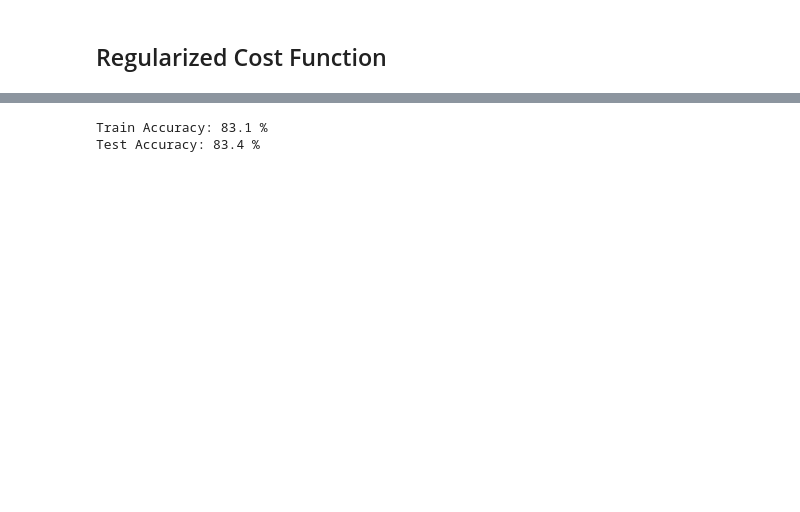
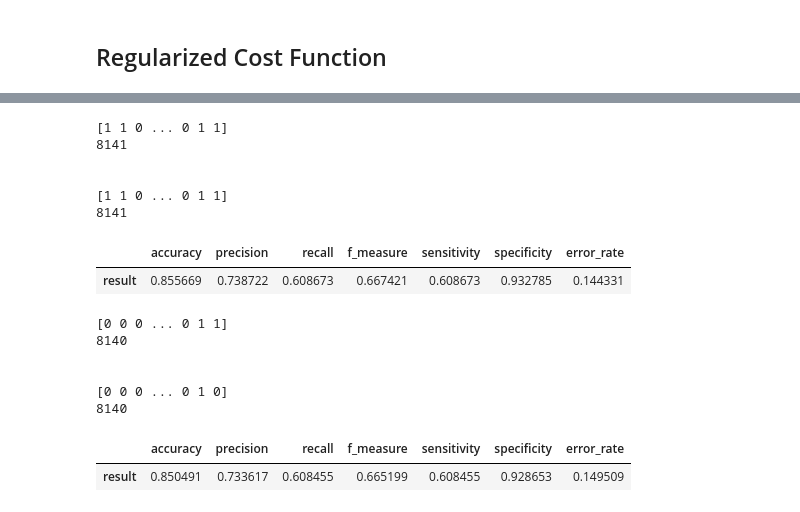
Before and after one commit to Patcast/IncomeAdultClassification, a Jupyter notebook: LogisticRegression.ipynb, the cells around one changed output, grey strips where cells are left out. Cells and saved outputs as stored; diff of their text form; code cells hidden in the pictures; blank space fills up the shorter version.

```diff
--- a/LogisticRegression.ipynb
+++ b/LogisticRegression.ipynb
@@ -694,9 +732,9 @@ print('\n\n')
 # %%
 # Setup the data matrix appropriately, and add ones for the intercept term
-m, n = X.shape
+m, n = Xtrain.shape
 
 # Add intercept term to X
-X = np.concatenate([np.ones((m, 1)), X], axis=1)
+#Xtrain = np.concatenate([np.ones((m, 1)), Xtrain], axis=1)
 
-print(X.shape)
+print(Xtrain.shape)
 # %% [output]
@@ -728,7 +772,7 @@ X_test = scaler.transform(X_test)
 # %% [markdown]
 ## Regularized Cost Function
 # %%
-def costFunctionReg(theta, X, y, lambda_):
+def costFunctionReg(theta, X, y_in, lambda_):
     """
     Compute cost and gradient for logistic regression with regularization.
 
@@ -766,7 +810,7 @@ def costFunctionReg(theta, X, y, lambda_):
     derivatives of the cost w.r.t. each parameter in theta.
     """
     # Initialize some useful values
-    m = y.size  # number of training examples
+    m = y_in.size  # number of training examples
 
     # You need to return the following variables correctly
     J = 0
@@ -774,6 +818,7 @@ def costFunctionReg(theta, X, y, lambda_):
 
     # ===================== YOUR CODE HERE ======================
     h = sigmoid(X.dot(theta.T))
+    y=y_in[:,0]
 
     temp = theta
     temp[0] = 0
@@ -816,41 +915,70 @@ Gradient at initial theta (zeros) - first five values only:
 # %%
 # Turning off the warnings
 np.warnings.filterwarnings('ignore', category=np.VisibleDeprecationWarning)
 #suppress warnings
 np.warnings.filterwarnings('ignore')
 
 # Initialize fitting parameters
-initial_theta = np.zeros(X_train.shape[1])
+initial_theta = np.zeros(Xtrain.shape[1])
 
 # Set regularization parameter lambda to 1 (you should vary this)
-lambda_ = 1
+lambda_ = 0.0
 
 # set options for optimize.minimize
 options= {'maxiter': 100}
 
 res = optimize.minimize(costFunctionReg,
                         initial_theta,
-                        (X_train, y_train, lambda_),
+                        (Xtrain, ytrain, lambda_),
                         jac=True,
                         method='TNC',
                         options=options)
 
 # the fun property of OptimizeResult object returns
 # the value of costFunction at optimized theta
 cost = res.fun
 
 # the optimized theta is in the x property of the result
 theta = res.x
 
 # Compute accuracy on our training set
-p = predict(theta, X_train)
+p = predict(theta, Xtest)
+print(p.astype(int))
+print(len(p))
+print('\n')
+print(ytest.flatten())
+print(len(ytest))
+print('\n')
+result = model_evaluation(ytest[:,0], p)
+table = pd.DataFrame([result],index = ['result'])
+display(table)
 
-print('Train Accuracy: %.1f %%' % (np.mean(p == y_train) * 100))
-
-p = predict(theta, X_test)
-
-print('Test Accuracy: %.1f %%' % (np.mean(p == y_test) * 100))
+print('\n\n')
+p = predict(theta, Xval)
+print(p.astype(int))
+print(len(p))
+print('\n')
+print(yval.flatten())
+print(len(yval))
+print('\n')
+result = model_evaluation(yval[:,0], p)
+table = pd.DataFrame([result],index = ['result'])
+display(table)
 # %% [output]
-Train Accuracy: 83.1 %
-Test Accuracy: 83.4 %
+[1 1 0 ... 0 1 1]
+8141
+
+
+[1 1 0 ... 0 1 1]
+8141
+|  | accuracy | precision | recall | f_measure | sensitivity | specificity | error_rate |
+| result | 0.855669 | 0.738722 | 0.608673 | 0.667421 | 0.608673 | 0.932785 | 0.144331 |
+[0 0 0 ... 0 1 1]
+8140
+
+
+[0 0 0 ... 0 1 0]
+8140
+|  | accuracy | precision | recall | f_measure | sensitivity | specificity | error_rate |
+| result | 0.850491 | 0.733617 | 0.608455 | 0.665199 | 0.608455 | 0.928653 | 0.149509 |
 # %%
```
Also changed, not shown: parts of 27 cells of this notebook.
